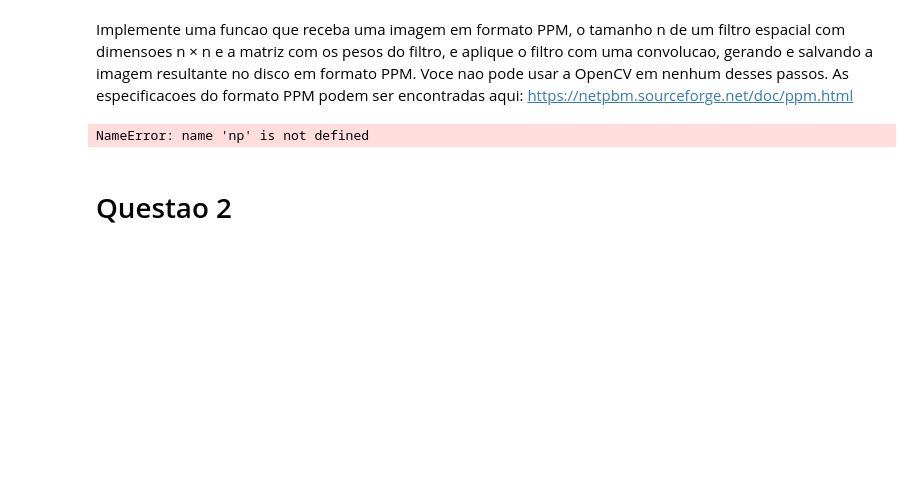
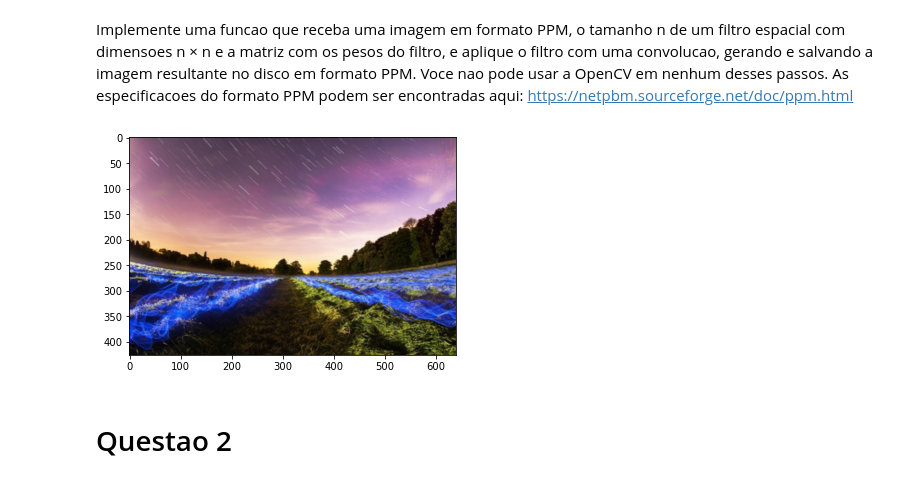
Before and after one commit to JonathanYuri/Computer-Vision, a Jupyter notebook: Lista1/lista.ipynb, the cells around one changed output. Drawn from its saved outputs; the diff is of its cells as text; code cells hidden in the pictures; blank space fills up the shorter version.

```diff
--- a/Lista1/lista.ipynb
+++ b/Lista1/lista.ipynb
@@ -6,11 +6,14 @@ import cv2
 def read_ppm(filename):
     with open(filename, 'rb') as f:
         header = f.readline().decode().strip()
-        if header != 'P6':
+        if header not in ['P5', 'P6']:
             raise ValueError('Not a PPM file')
         width, height = map(int, f.readline().decode().strip().split())
         maxval = int(f.readline().decode().strip())
-        data = np.fromfile(f, dtype=np.uint8).reshape((height, width, 3))
+        if header == 'P6':
+            data = np.fromfile(f, dtype=np.uint8).reshape((height, width, 3))
+        else:  # P5
+            data = np.fromfile(f, dtype=np.uint8).reshape((height, width))
     return data
 # %%
 def write_ppm(filename, img):
@@ -81,13 +106,11 @@ def apply_filters(img, filters, write = False):
 # %%
 img = read_ppm('./sample.ppm')
 filter = np.array([[1, 2, 1], [2, 4, 2], [1, 2, 1]]) / 16  # Filtro de suavização Gaussiano 3x3
 filtered_img = apply_filter(img, filter)
-#write_ppm('output.ppm', filtered_img)
-
 plt.imshow(filtered_img)
-plt.plot()
+plt.show()
 # %% [output]
-NameError: name 'np' is not defined
+[figure, added]
 # %% [markdown]
 # Questao 2
 # %% [markdown]
```
Also changed, not shown: parts of 20 cells of this notebook, 5 other files.
